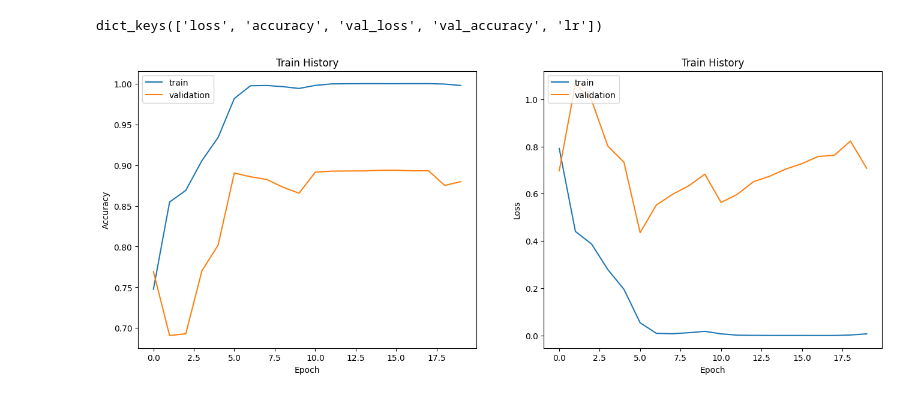
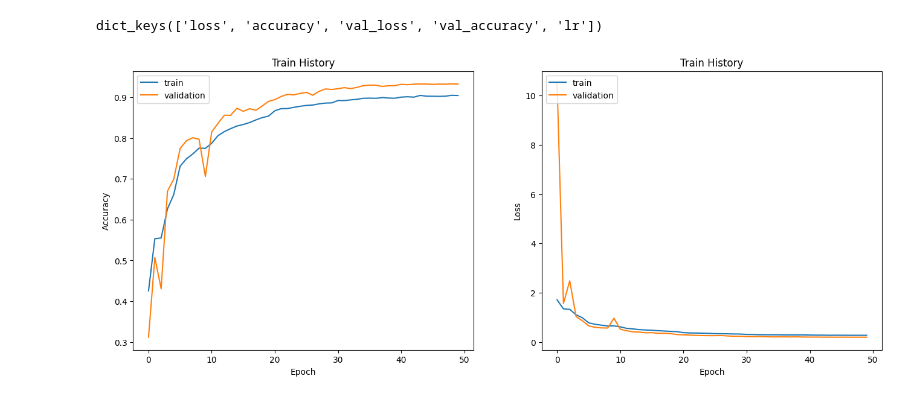
Before and after one commit to JacobHA/deep-learning, a Jupyter notebook: Code/Lecture4-CIFAR10+ResNets/cifar10resnet-upsampled.ipynb, the cells around one changed output. Saved outputs shown, nothing was run; the diff lists cells and outputs as text; code cells hidden in the pictures.

```diff
--- a/Code/Lecture4-CIFAR10+ResNets/cifar10resnet-upsampled.ipynb
+++ b/Code/Lecture4-CIFAR10+ResNets/cifar10resnet-upsampled.ipynb
@@ -22,6 +22,7 @@ To enable the following instructions: AVX2 AVX_VNNI FMA, in other operations, re
 # %%
 # Load the ResNet50 model
-base_model = ResNet50(weights='imagenet', input_shape=(64, 64, 3), include_top=False)
+# base_model = ResNet50(weights='imagenet', input_shape=(64, 64, 3), include_top=False)
+base_model = ResNet50(weights='imagenet', input_shape=(32, 32, 3), include_top=False)
 
 # Remove the last layer from the base model
 base_model.layers.pop()
@@ -35,7 +36,13 @@ model.add(base_model)
 # Flatten the output of the ResNet50 model
 model.add(layers.Flatten())
 
+# Add Batch Normalization for stabilization
+
 model.add(layers.Dense(256, activation='relu'))
+model.add(layers.BatchNormalization())
+
+# Dropout for better generalization
+model.add(layers.Dropout(0.5))
 
 # Add a Dense layer with 10 units (assuming 10 classes) and softmax activation
 model.add(layers.Dense(10, activation='softmax'))
@@ -129,0 +107,30 @@ Epoch 20/20
+# %%
+# Train the model
+# Adam with decay:
+from keras.optimizers import Adam
+from keras.callbacks import LearningRateScheduler
+
+initial_lr = 0.002
+def schedule(epoch):
+    if epoch < 5:
+        return 0.002
+    if epoch < 10:
+        return 0.0006
+    if epoch < 20:
+        return 0.0002
+    if epoch < 30:
+        return 0.00006
+    if epoch < 40:
+        return 0.00002
+    return 0.000006
+optimizer = Adam(learning_rate=initial_lr)
+model.compile(loss='categorical_crossentropy', optimizer=optimizer,
+              metrics=['accuracy'])
+
+num_val = int(0.1 * x_train.shape[0])
+x_val, y_val = x_train[:num_val], y_train[:num_val]
+
+history = model.fit(datagen.flow(x_train, y_train, batch_size=128),
+                     epochs=50, #validation_split=0.2,
+                     validation_data=(x_val, y_val),
+                    callbacks=[LearningRateScheduler(schedule)])
@@ -130,5 +162,5 @@ Epoch 20/20
 # %%
-show_train_history(history)
+show_train_history(history, use_log=False)
 # %% [output]
 dict_keys(['loss', 'accuracy', 'val_loss', 'val_accuracy', 'lr'])
-[figure, old version]
+[figure, new version]
```
Also changed, not shown: parts of 6 cells of this notebook, 1 other file.
